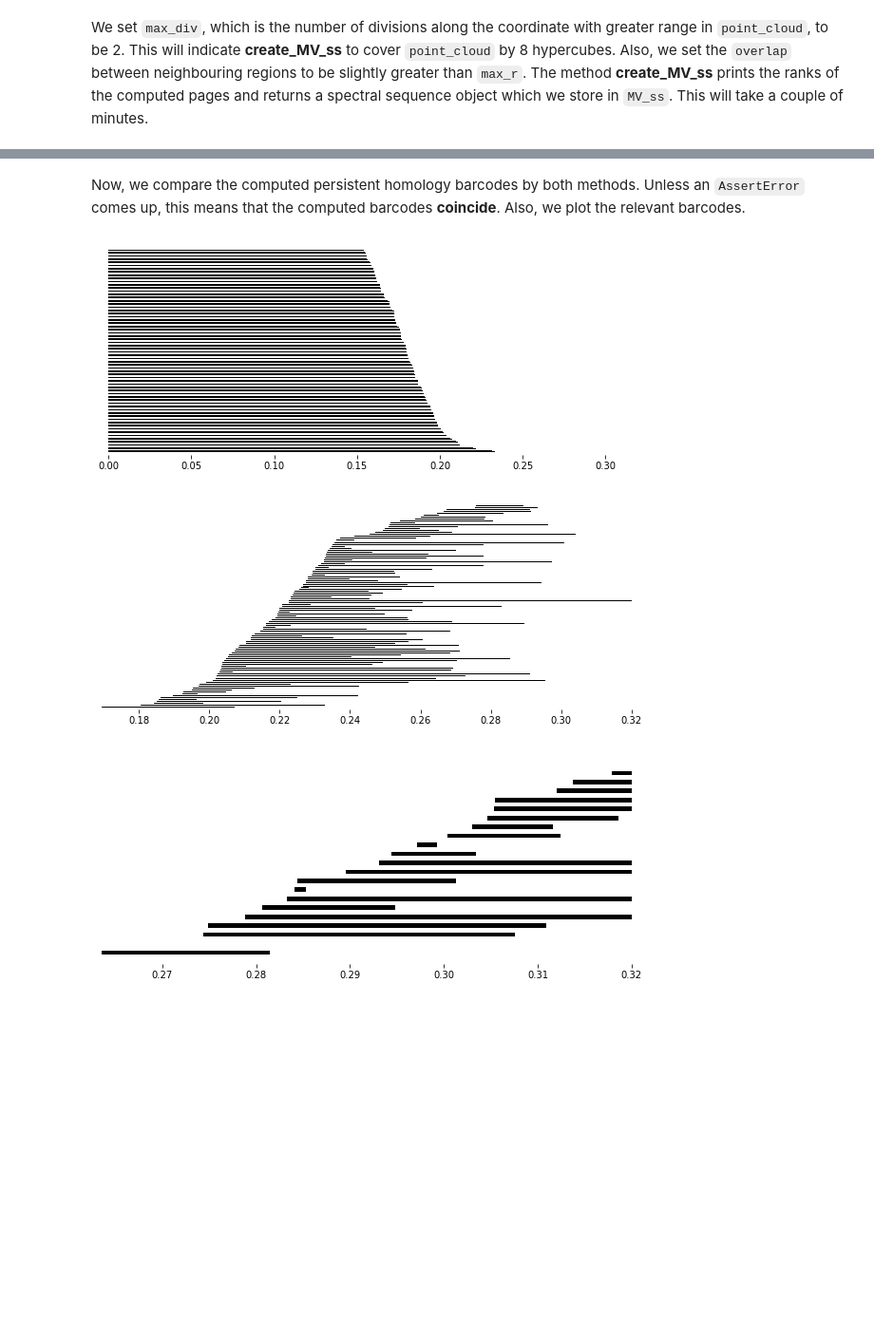
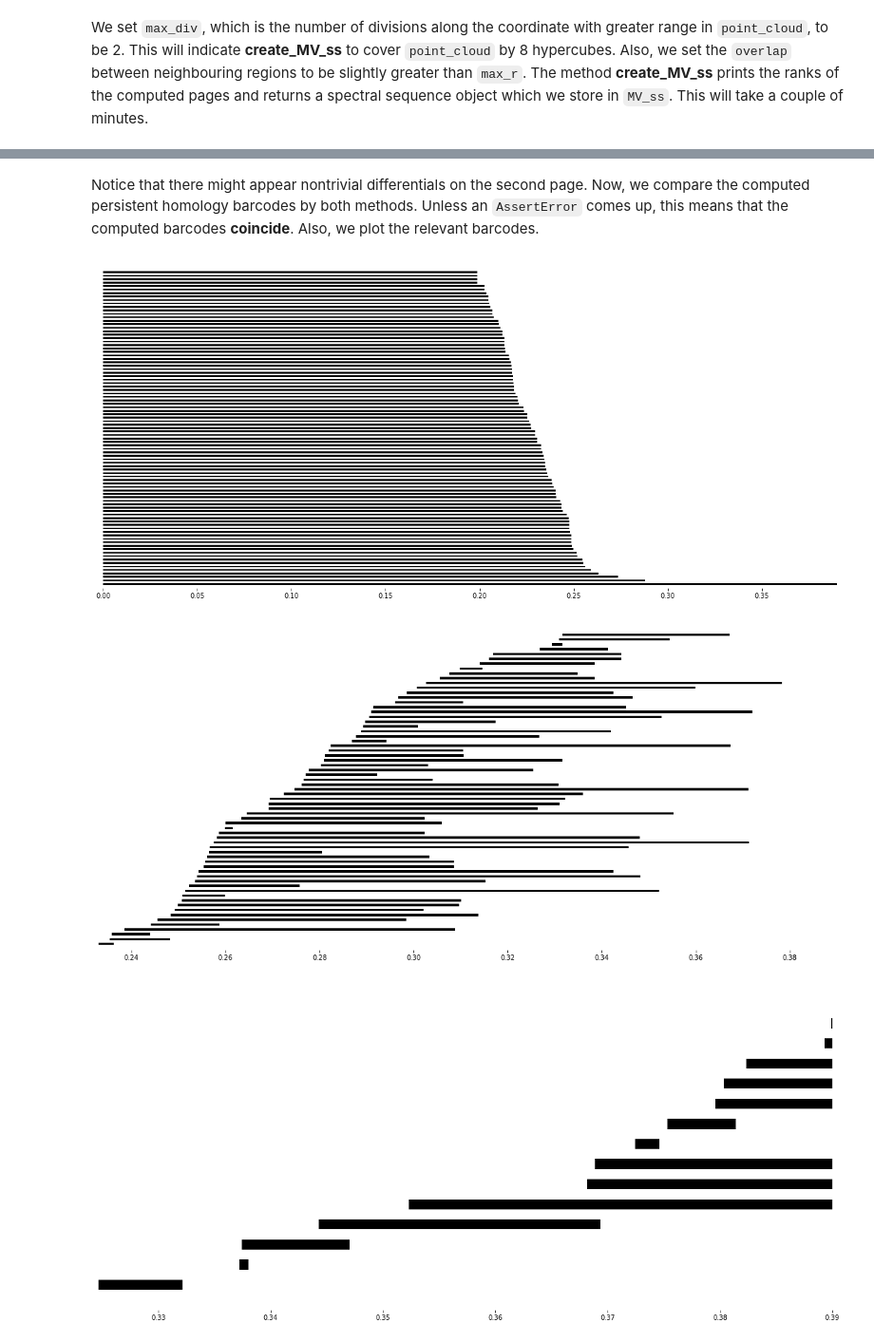
Before and after one commit to atorras1618/PerMaViss, a Jupyter notebook: examples/Random 3D cube.ipynb, the cells around one changed output, grey strips where cells are left out. Shown at 95% size. Saved outputs shown, nothing was run; the diff lists cells and outputs as text; code cells hidden in the pictures; blank space fills up the shorter version.

Commit message:
changed example 3d point clouds

```diff
--- a/examples/Random 3D cube.ipynb
+++ b/examples/Random 3D cube.ipynb
@@ -12,7 +12,7 @@ import scipy.spatial.distance as dist
 from permaviss.sample_point_clouds.examples import random_cube, take_sample
 
 X = random_cube(1000,3)
-point_cloud = take_sample(X,150)
+point_cloud = take_sample(X,91)
 
 Dist = dist.squareform(dist.pdist(point_cloud))
 # %% [markdown]
@@ -26,8 +26,8 @@ from permaviss.persistence_algebra.PH_classic import persistent_homology
 # %% [markdown]
 We set the parameter `max_dim` for the maximum dimension and  `max_r` for the maximum radius of the Vietoris-Rips complex produced from `point_cloud`.
 # %%
-max_r = 0.32
-max_dim = 3
+max_r = 0.39
+max_dim = 4
 
 
 C, R = vietoris_rips(Dist, max_r, max_dim)
@@ -94,31 +77,32 @@ PAGE: 4
 # %% [markdown]
+Notice that there might appear nontrivial differentials on the second page.
 Now, we compare the computed persistent homology barcodes by both methods. Unless an `AssertError` comes up, this means that the computed barcodes **coincide**. Also, we plot the relevant barcodes.
 # %%
 for it, PH in enumerate(MV_ss.persistent_homology):
     # print(PH.barcode)
     min_r = min(PH.barcode[0,:])
     assert np.array_equal(PH.barcode, PerHom[it].barcode)
     step = max_r/PH.dim
     width = step / 2.
-    fig, ax = plt.subplots(figsize = (10,4))
+    fig, ax = plt.subplots(figsize = (20,9))
     ax = plt.axes(frameon=False)
     y_coord = 0
     # Plot barcodes
     for k, b in enumerate(PH.barcode):
         ax.fill([b[0],b[1],b[1],b[0]],[y_coord,y_coord,y_coord+width,y_coord+width],'black',label='H0')
         y_coord += step
 
 
     # Show figure
     ax.axes.get_yaxis().set_visible(False)
     ax.set_xlim([min_r,max_r])
     ax.set_ylim([-step, max_r + step])
     plt.savefig("barcode_r{}.png".format(it))
     plt.show()
 # %% [output]
-[figure, old version]
+[figure, new version]
-[figure, old version]
+[figure, new version]
-[figure, old version]
+[figure, new version]
 # %% [markdown]
 ## Extended bars
 
```
Also changed, not shown: parts of 4 cells of this notebook, 13 other files.
